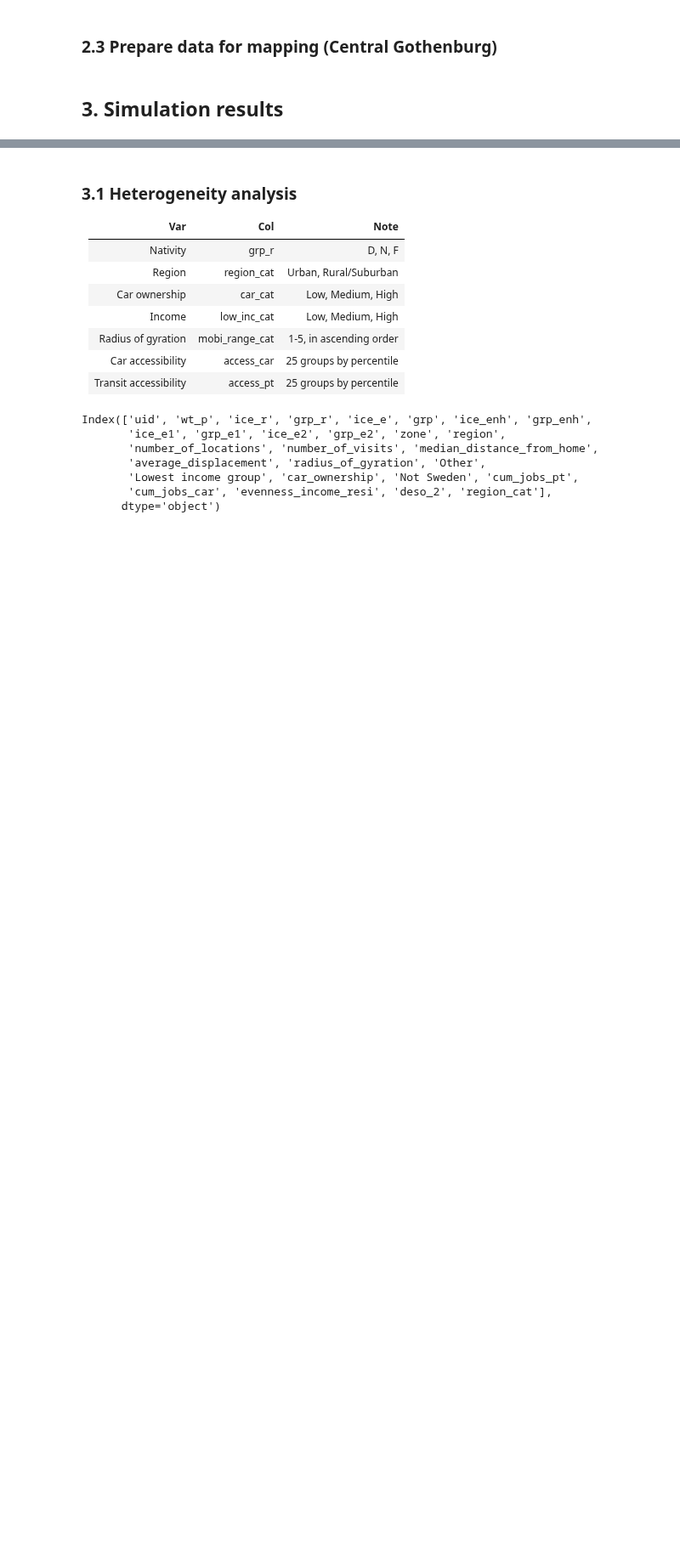
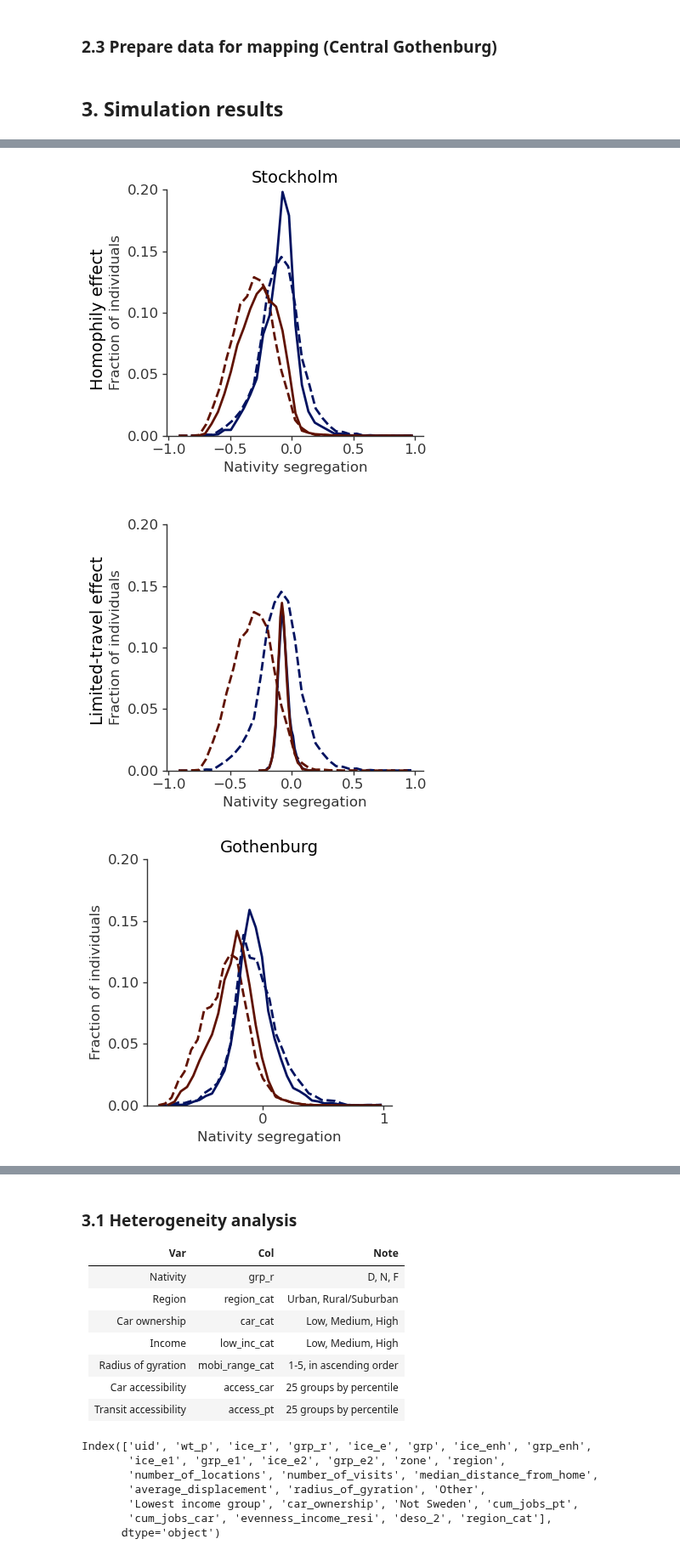
Before and after one commit to MobiSegInsights/mobi-social-segregation-se, a Jupyter notebook: src/MobiSegInsightsSE.models.1.0/45-model-seg-e-vs-r-sims.ipynb, the cells around one changed output, grey strips where cells are left out. Shown at 85% size. Drawn from its saved outputs; the diff is of its cells as text; code cells hidden in the pictures; blank space fills up the shorter version.

```diff
--- a/src/MobiSegInsightsSE.models.1.0/45-model-seg-e-vs-r-sims.ipynb
+++ b/src/MobiSegInsightsSE.models.1.0/45-model-seg-e-vs-r-sims.ipynb
@@ -324,0 +294,39 @@ f.savefig("figures/seg_disp_FD_sim2.png", dpi=300)
+# %%
+# Get three regions' results
+data4plot = []
+for rg in ('Stockholm', 'Gothenburg', 'Malmo'):  # 'Gothenburg', 'Malmo'
+    vv = ['ice_enh', 'ice_e1', 'ice_e2']
+    df2plot_sim = pd.melt(df_sim.loc[(df_sim['grp_r']!='N') & (df_sim['region']==rg), :],
+                          id_vars=['wt_p', 'grp_r'],
+                          value_vars=vv)
+    df2plot_sim.loc[:, 'region'] = rg
+    data4plot.append(df2plot_sim)
+pd.concat(data4plot).to_parquet('results/plot/seg_sims_plot.parquet', index=False)
+# %%
+# Get all results
+vv = ['ice_enh', 'ice_e1', 'ice_e2']
+data4plot = pd.melt(df_sim.loc[df_sim['grp_r']!='N', :], id_vars=['wt_p', 'grp_r'], value_vars=vv)
+data4plot.to_parquet('results/plot/seg_sims_plot.parquet', index=False)
+# %%
+y_upper = 0.2
+for rg in ('Stockholm', 'Gothenburg', 'Malmo'):
+    vv = ['ice_enh', 'ice_e1', 'ice_e2']
+    df2plot_sim = pd.melt(df_sim.loc[(df_sim['grp_r']!='N') & (df_sim['region']==rg), :], id_vars=['wt_p', 'grp_r'], value_vars=vv)
+    if rg == 'Stockholm':
+        title_sub1 = 'Homophily effect'
+        title_sub2 = 'Limited-travel effect'
+        width, height = 4.5, 4
+    else:
+        title_sub1 = ''
+        title_sub2 = ''
+        width, height = 4, 4
+    frac_plot(data=df2plot_sim, var1='ice_enh', var2='ice_e1',
+          label1='Experienced$^*$', label2='Simulated', y_upper=y_upper, title=rg, width=width, height=height,
+          title_sub=title_sub1, filename=f"figures/panels/seg_disp_FD_sim1_{rg}.png", show_legend=False)
+    frac_plot(data=df2plot_sim, var1='ice_enh', var2='ice_e2',
+          label1='Experienced$^*$', label2='Simulated', y_upper=y_upper, title='   ', width=width, height=height,
+          title_sub=title_sub2, filename=f"figures/panels/seg_disp_FD_sim2_{rg}.png", show_legend=False)
+# %% [output]
+[figure, added]
+[figure, added]
+[figure, added]
```
Also changed, not shown: parts of 32 cells of this notebook, 47 other files.
